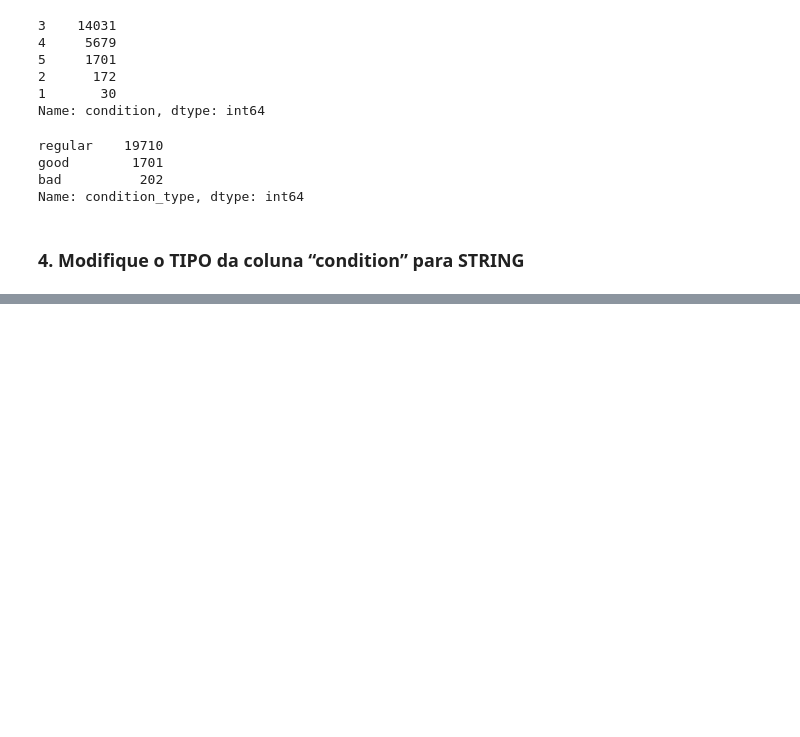
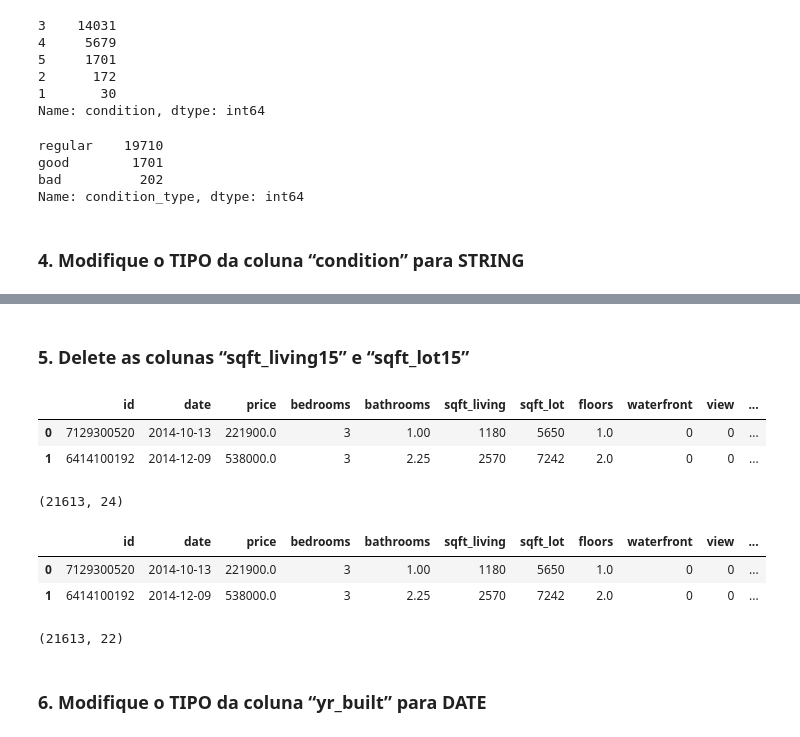
Before and after one commit to AndreAyryloon/HR_Company, a Jupyter notebook: Perguntas_de_negocio_2.ipynb, the cells around one changed output, grey strips where cells are left out. Saved outputs shown, nothing was run; the diff lists cells and outputs as text; code cells hidden in the pictures; blank space fills up the shorter version.

```diff
--- a/Perguntas_de_negocio_2.ipynb
+++ b/Perguntas_de_negocio_2.ipynb
@@ -142,4 +143,4 @@ Name: condition_type, dtype: int64
 # %% [markdown]
 ### 4.	Modifique o TIPO da coluna “condition” para STRING
 # %%
-copia = df.copy()
+df_copia = df.copy()
@@ -145,0 +167,15 @@ copia = df.copy()
+# %%
+df_copia['condition'] = df_copia['condition'].astype('string')
+# %% [markdown]
+### 5.	Delete as colunas “sqft_living15” e “sqft_lot15”
+# %%
+pd.set_option('display.max_columns', 24)
+df_copia.head(2)
+# %% [output]
+|  | id | date | price | bedrooms | bathrooms | sqft_living | sqft_lot | floors | waterfront | view | ... |
+| 0 | 7129300520 | 2014-10-13 | 221900.0 | 3 | 1.00 | 1180 | 5650 | 1.0 | 0 | 0 | ... |
+| 1 | 6414100192 | 2014-12-09 | 538000.0 | 3 | 2.25 | 2570 | 7242 | 2.0 | 0 | 0 | ... |
+# %%
+df_copia.shape
+# %% [output]
+(21613, 24)
@@ -145,0 +185,13 @@ copia = df.copy()
+# %%
+pd.set_option('display.max_columns', 22)
+df_copia.head(2)
+# %% [output]
+|  | id | date | price | bedrooms | bathrooms | sqft_living | sqft_lot | floors | waterfront | view | ... |
+| 0 | 7129300520 | 2014-10-13 | 221900.0 | 3 | 1.00 | 1180 | 5650 | 1.0 | 0 | 0 | ... |
+| 1 | 6414100192 | 2014-12-09 | 538000.0 | 3 | 2.25 | 2570 | 7242 | 2.0 | 0 | 0 | ... |
+# %%
+df_copia.shape
+# %% [output]
+(21613, 22)
+# %% [markdown]
+### 6.	Modifique o TIPO da coluna “yr_built” para DATE
```
Also changed, not shown: parts of 46 cells of this notebook.
